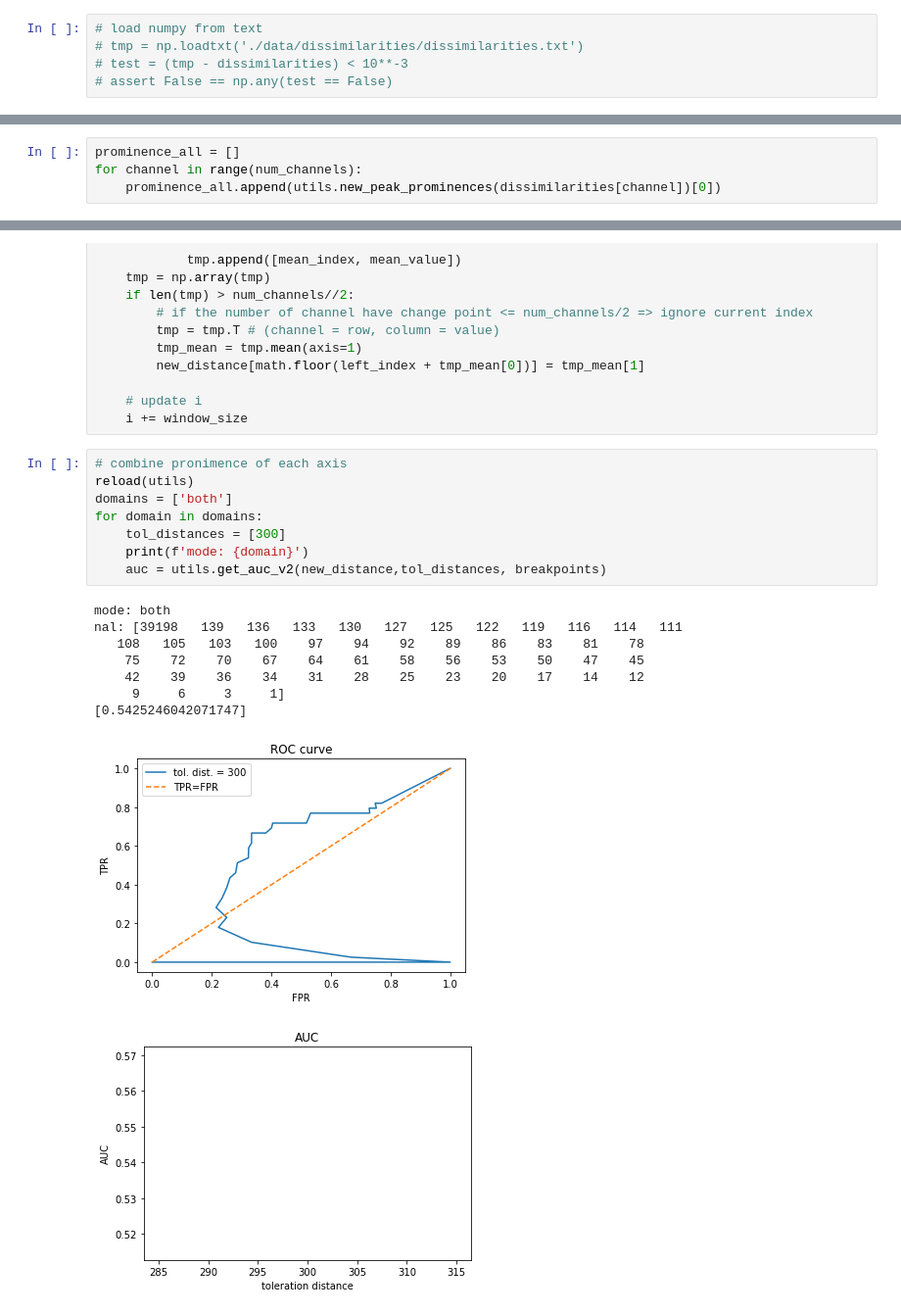
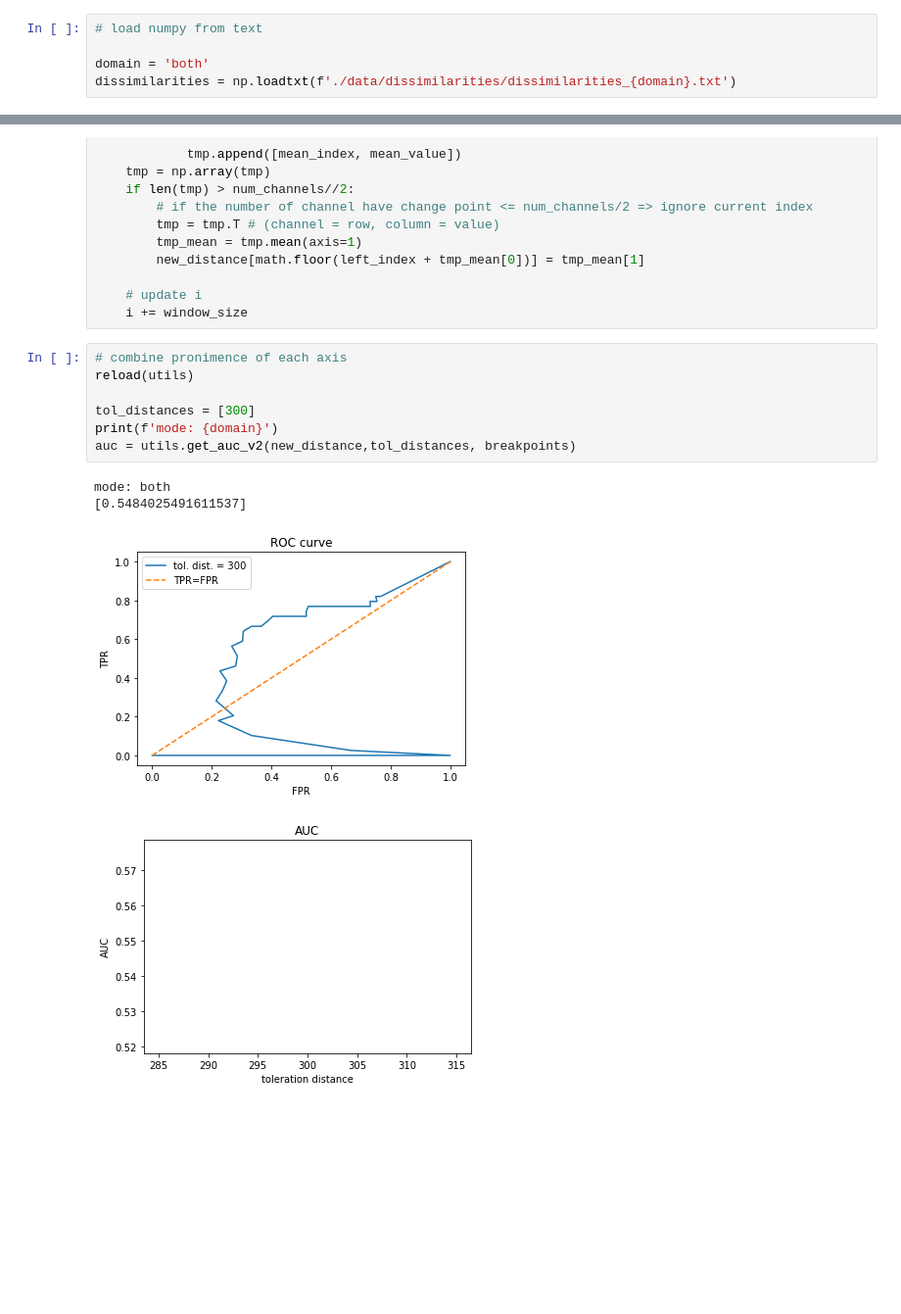
Before and after one commit to NhatVu/TIRE-custom, a Jupyter notebook: TIRE_produce_dissimilarites.ipynb, the cells around one changed output, grey strips where cells are left out. Shown at 98% size. Drawn from its saved outputs; the diff is of its cells as text; blank space fills up the shorter version.

Commit message:
save dissimilarities to files

```diff
--- a/TIRE_produce_dissimilarites.ipynb
+++ b/TIRE_produce_dissimilarites.ipynb
@@ -176,5 +175,5 @@ np.savetxt('./data/dissimilarities/dissimilarities.txt', dissimilarities, fmt='%
 # %%
 # load numpy from text
-# tmp = np.loadtxt('./data/dissimilarities/dissimilarities.txt')
-# test = (tmp - dissimilarities) < 10**-3
-# assert False == np.any(test == False)
+
+domain = 'both'
+dissimilarities = np.loadtxt(f'./data/dissimilarities/dissimilarities_{domain}.txt')
@@ -211,10 +204,6 @@ channel Y
 [figure]
 channel Z
 [figure]
-# %%
-prominence_all = []
-for channel in range(num_channels):
-    prominence_all.append(utils.new_peak_prominences(dissimilarities[channel])[0])
 # %%
 prominence_all = []
 for channel in range(num_channels):
@@ -253,18 +242,12 @@ while i < distance_len:
 # %%
 # combine pronimence of each axis
 reload(utils)
-domains = ['both']
-for domain in domains:
-    tol_distances = [300]
-    print(f'mode: {domain}')
-    auc = utils.get_auc_v2(new_distance,tol_distances, breakpoints)
+
+tol_distances = [300]
+print(f'mode: {domain}')
+auc = utils.get_auc_v2(new_distance,tol_distances, breakpoints)
 # %% [output]
 mode: both
-nal: [39198   139   136   133   130   127   125   122   119   116   114   111
-   108   105   103   100    97    94    92    89    86    83    81    78
-    75    72    70    67    64    61    58    56    53    50    47    45
-    42    39    36    34    31    28    25    23    20    17    14    12
-     9     6     3     1]
-[0.5425246042071747]
+[0.5484025491611537]
-[figure, old version]
+[figure, new version]
-[figure, old version]
+[figure, new version]
```
Also changed, not shown: parts of 3 cells of this notebook, 3 other files.
